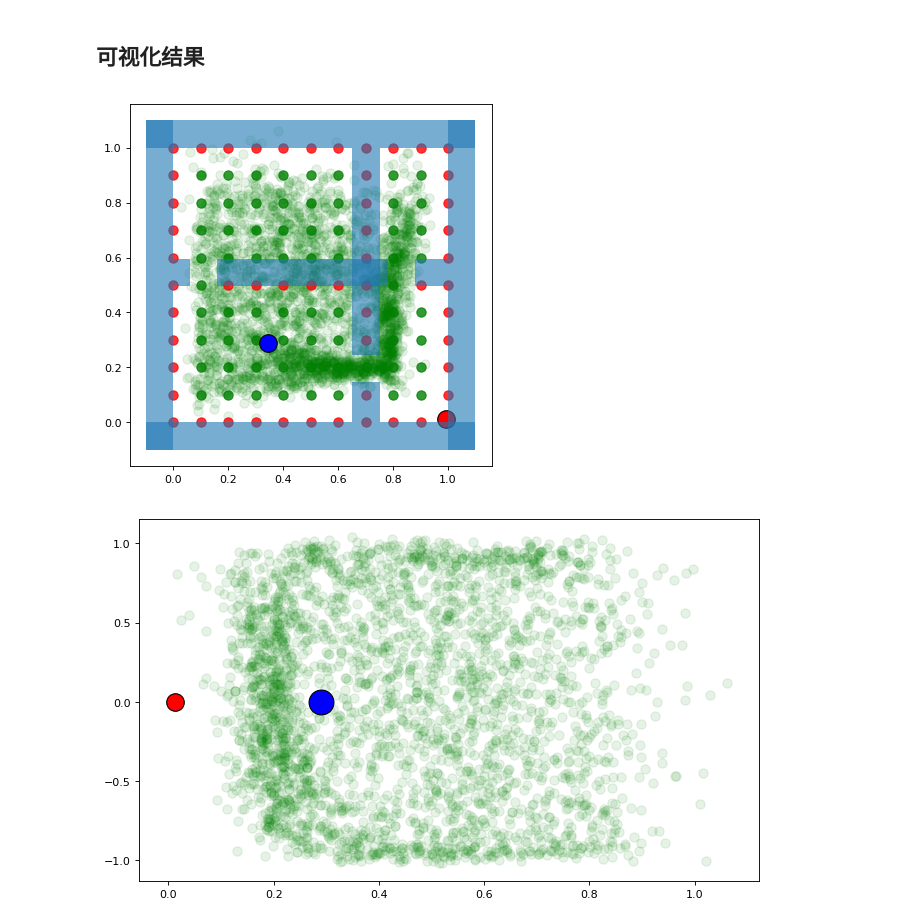
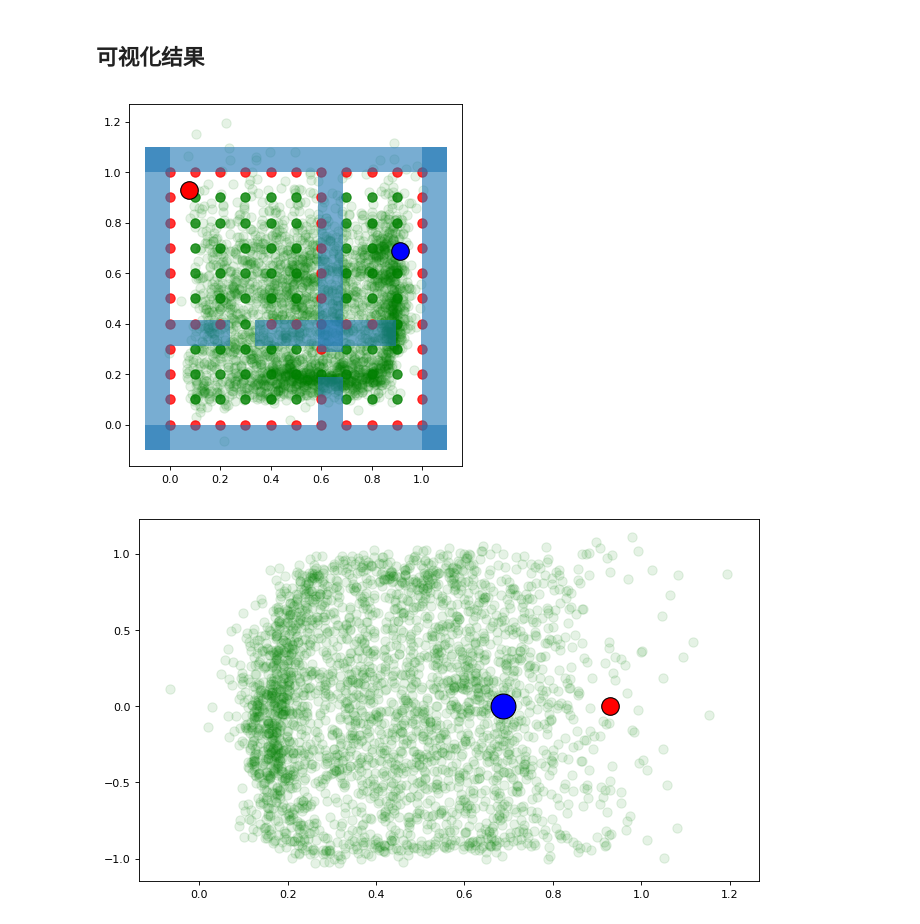
Before and after one commit to KarlRong/VAE-Motion-Planning, a Jupyter notebook: cvae_occ-0.00002.ipynb, the cells around one changed output. Saved outputs shown, nothing was run; the diff lists cells and outputs as text; code cells hidden in the pictures.

Commit message:
occ test

```diff
--- a/cvae_occ-0.00002.ipynb
+++ b/cvae_occ-0.00002.ipynb
@@ -145,29 +145,29 @@ Train Epoch: 1058 [25600/66984 (38%)]   Loss: 0.001241
 # %%
 test_data = NarrowPassDataset(csv_file = "data/NarrowPassage/narrowDataOcc.txt",
                             sample_dim = X_dim,
                             condition_dim = c_dim,
                             occ_dim = occ_dim,
                             train = False)
 viz_idx =   torch.randint(0,len(test_data),[1]).item()
 
-# viz_idx = 8712
+viz_idx = 8712
 
-_, _, condition = test_data[viz_idx]
+_, gap, condition = test_data[viz_idx]
 condition = torch.tensor(condition)
 model.eval()
 num_viz = 3000
 y_viz = model.decode(torch.cat((torch.randn(num_viz, z_dim).to(device),
                                 condition.expand(num_viz, -1).to(device)),
                                dim=-1))
 
 y_viz=y_viz.cpu().detach().numpy()
 condition=condition.cpu().detach().numpy()
 
 from utils.NarrowPassage import plotCondition, plotSample, plotSpeed
 
 # plotCondition(condition)
-plotSample(y_viz, condition)
-plotSpeed(y_viz, condition)
+plotSample(y_viz, gap)
+plotSpeed(y_viz, gap)
 # %% [output]
-[figure, old version]
+[figure, new version]
-[figure, old version]
+[figure, new version]
```
Also changed, not shown: parts of 2 cells of this notebook, 11 other files.
